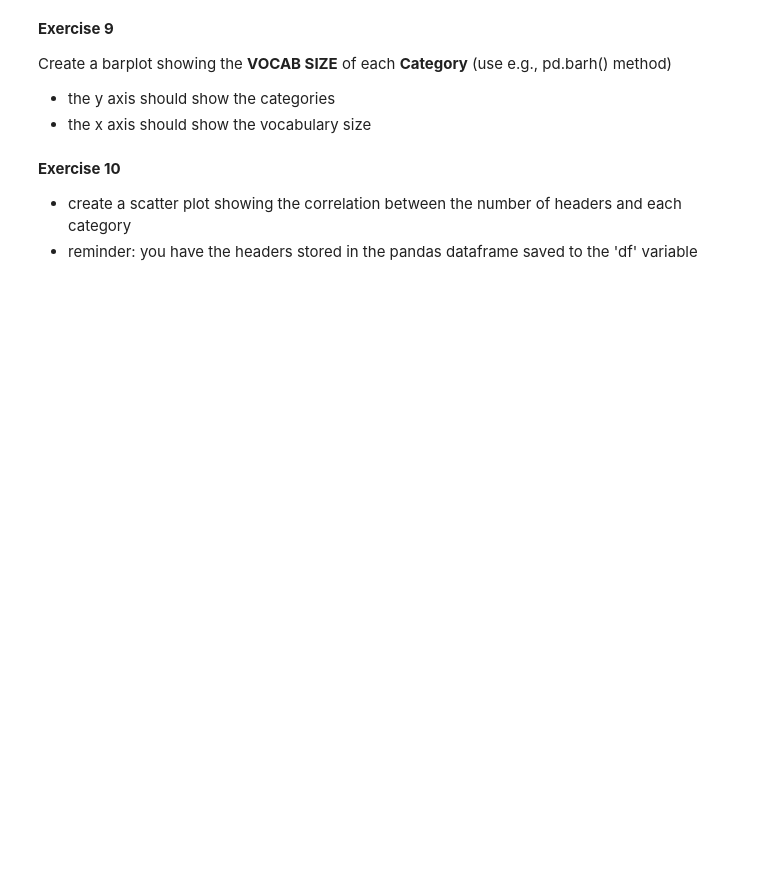
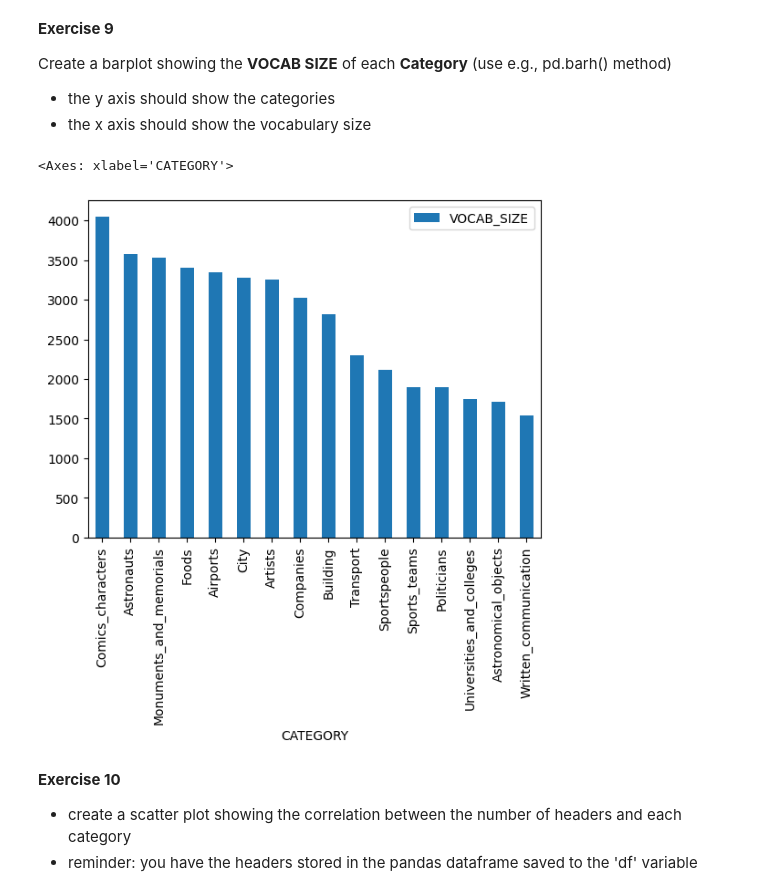
Before and after one commit to it-is-helga/m1-data-science-2025, a Jupyter notebook: class10-EDA/10_X_pandas_stats_viz.ipynb, the cells around one changed output. Saved outputs shown, nothing was run; the diff lists cells and outputs as text; code cells hidden in the pictures; blank space fills up the shorter version.

```diff
--- a/class10-EDA/10_X_pandas_stats_viz.ipynb
+++ b/class10-EDA/10_X_pandas_stats_viz.ipynb
@@ -112,0 +286,9 @@ Optional: for each category
+# %%
+nlp = spacy.load("en_core_web_sm")
+# %%
+# YOUR CODE HERE
+def get_tokens(df, category):
+    temp = deepcopy(df[df['category']==category])
+    temp_s = ' '.join(temp['clean_text'])
+    voc = list(set([token.text for token in nlp.tokenizer(temp_s)]))
+    return voc
@@ -112,0 +315,11 @@ Optional: for each category
+# %%
+def get_voc_df(df, categories):
+    voclist = []
+    for c in categories:
+        voc = get_tokens(df, c)
+        voclist.append([c, voc])
+    columns = ["CATEGORY", "VOCABULARY",]
+    return pd.DataFrame(voclist, columns=columns)
+
+
+df_voc = get_voc_df(df, ctgrs)
@@ -119,3 +352,5 @@ Optional: for each category
 - Add a **'VOCAB SIZE'** column to your the dataframe created in the previous exercise in which you input the size of the vocabulary for each category
 # %%
 # YOUR CODE HERE
+# %%
+df_voc['VOCAB_SIZE'] = df_voc['VOCABULARY'].apply(len)
@@ -128,6 +383,11 @@ Create a barplot showing the **VOCAB SIZE** of each **Category** (use e.g., pd.b
 - the x axis should show the vocabulary size
 # %%
 # YOUR CODE HERE
+# %%
+df_voc[['CATEGORY', 'VOCAB_SIZE']].sort_values(by=['VOCAB_SIZE'], ascending=False).plot.bar(x='CATEGORY',)
+# %% [output]
+<Axes: xlabel='CATEGORY'>
+[figure, added]
 # %% [markdown]
 **Exercise 10**
 * create a scatter plot showing the correlation between the number of headers and each category
```
Also changed, not shown: parts of 31 cells of this notebook, 1 other file.
